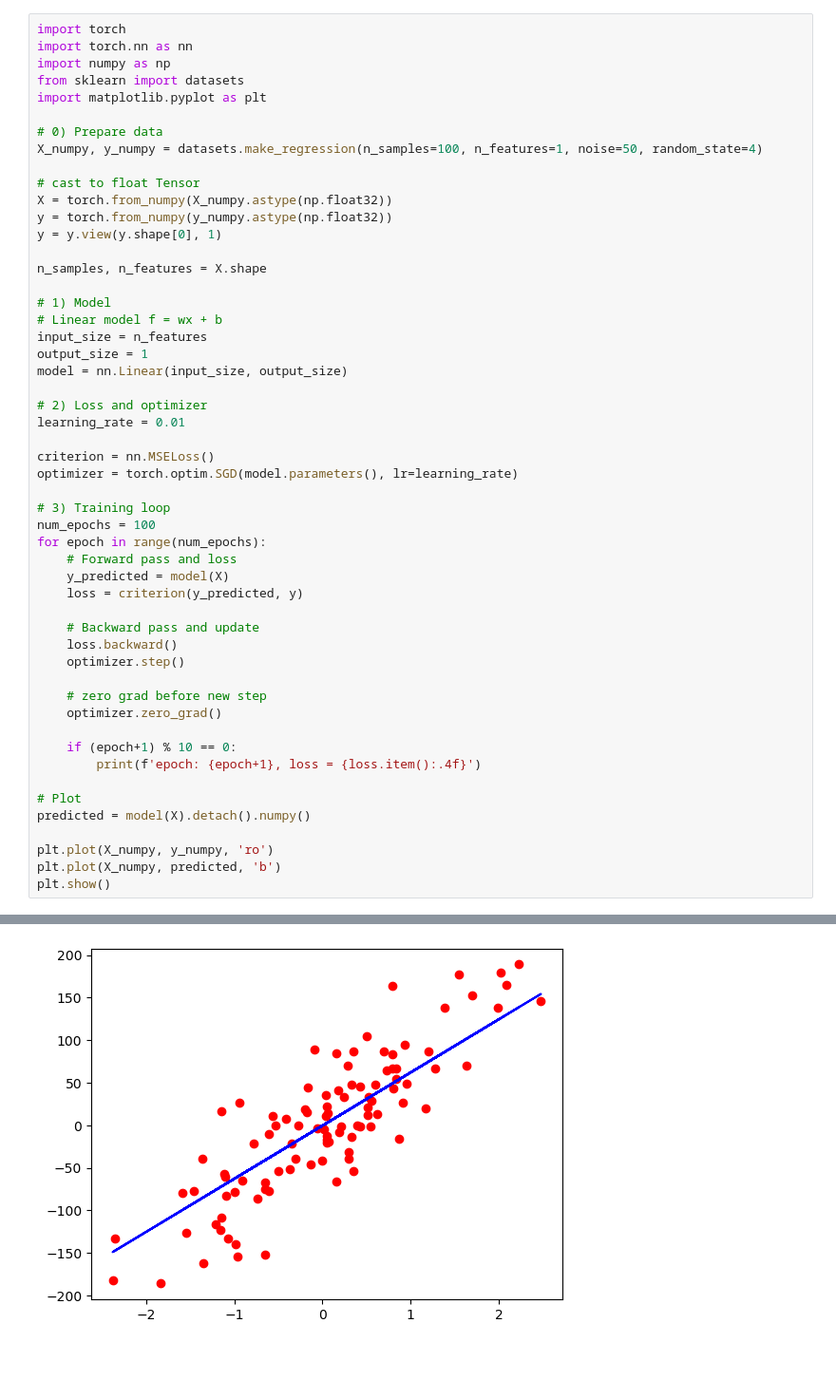
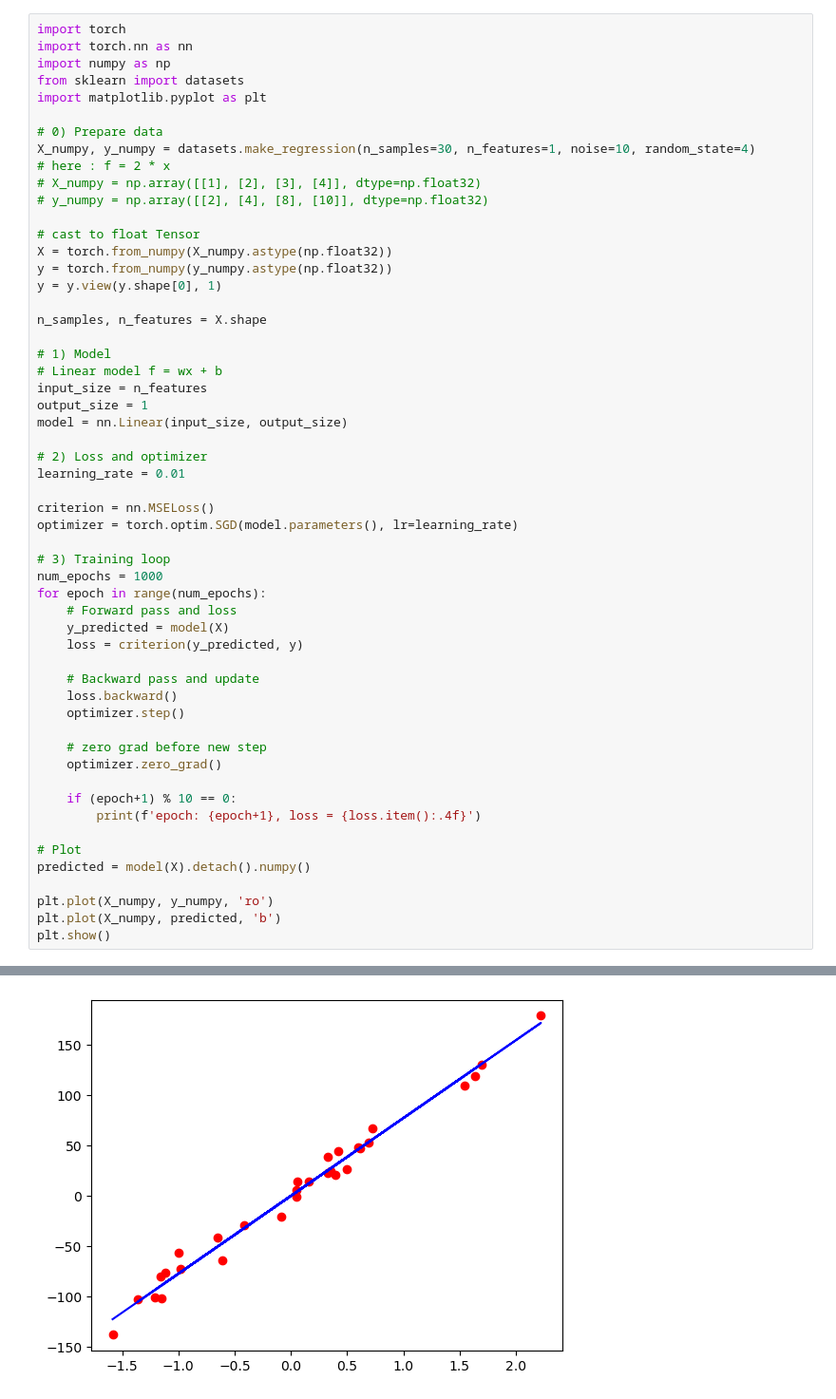
Before and after one commit to servoNoDev/Neural-networks-TUKE-KKUI, a Jupyter notebook: work/work_01.ipynb, the cells around one changed output, grey strips where cells are left out. Shown at 95% size. Saved outputs shown, nothing was run; the diff lists cells and outputs as text; blank space fills up the shorter version.

```diff
--- a/work/work_01.ipynb
+++ b/work/work_01.ipynb
@@ -6,7 +6,10 @@ from sklearn import datasets
 import matplotlib.pyplot as plt
 
 # 0) Prepare data
-X_numpy, y_numpy = datasets.make_regression(n_samples=100, n_features=1, noise=50, random_state=4)
+X_numpy, y_numpy = datasets.make_regression(n_samples=30, n_features=1, noise=10, random_state=4)
+# here : f = 2 * x
+# X_numpy = np.array([[1], [2], [3], [4]], dtype=np.float32)
+# y_numpy = np.array([[2], [4], [8], [10]], dtype=np.float32)
 
 # cast to float Tensor
 X = torch.from_numpy(X_numpy.astype(np.float32))
@@ -28,7 +31,7 @@ criterion = nn.MSELoss()
 optimizer = torch.optim.SGD(model.parameters(), lr=learning_rate)
 
 # 3) Training loop
-num_epochs = 100
+num_epochs = 1000
 for epoch in range(num_epochs):
     # Forward pass and loss
     y_predicted = model(X)
@@ -64 +74 @@ epoch: 100, loss = 1931.1310
-[figure, old version]
+[figure, new version]
```
Also changed, not shown: parts of 10 cells of this notebook.
